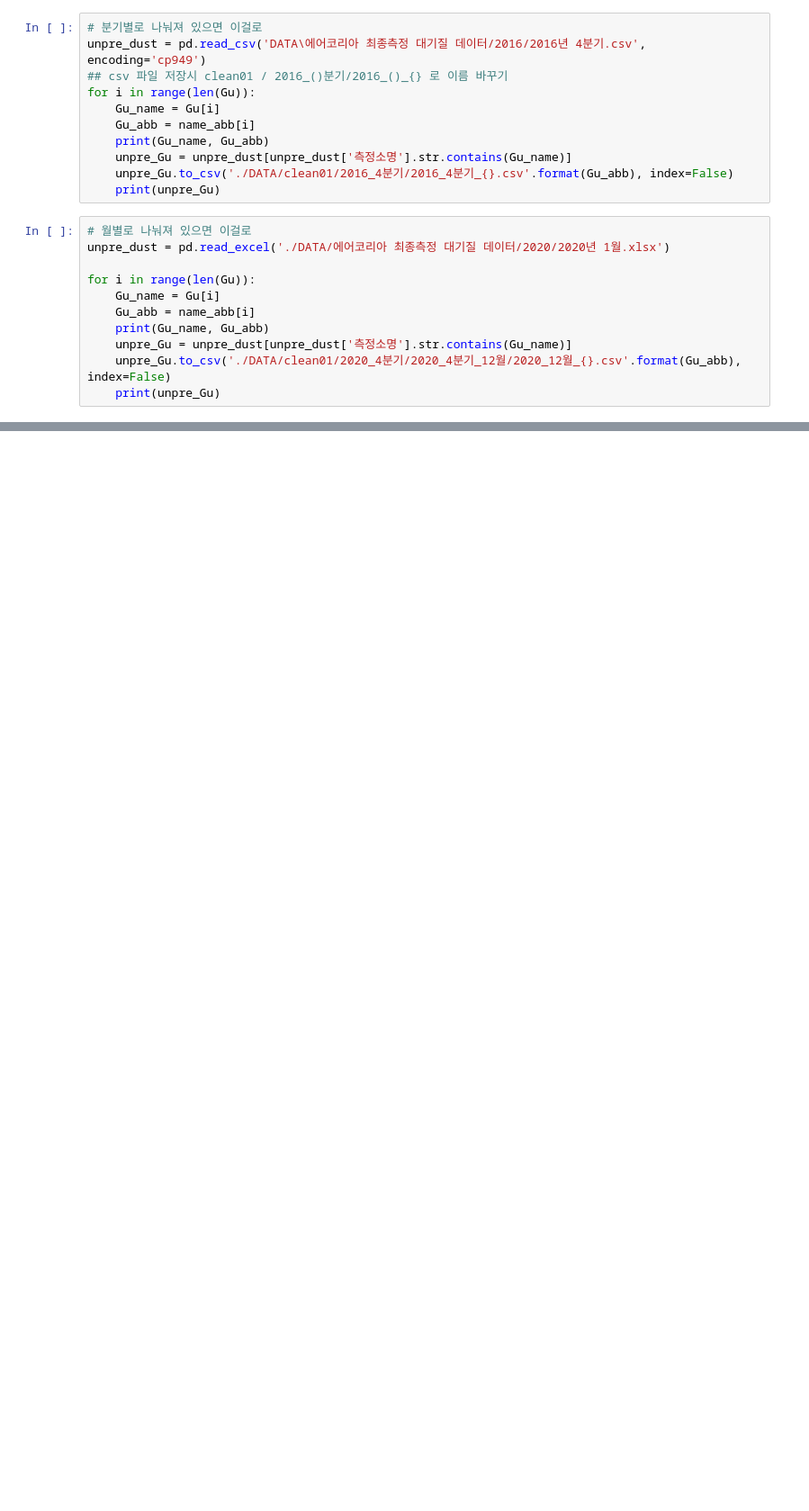
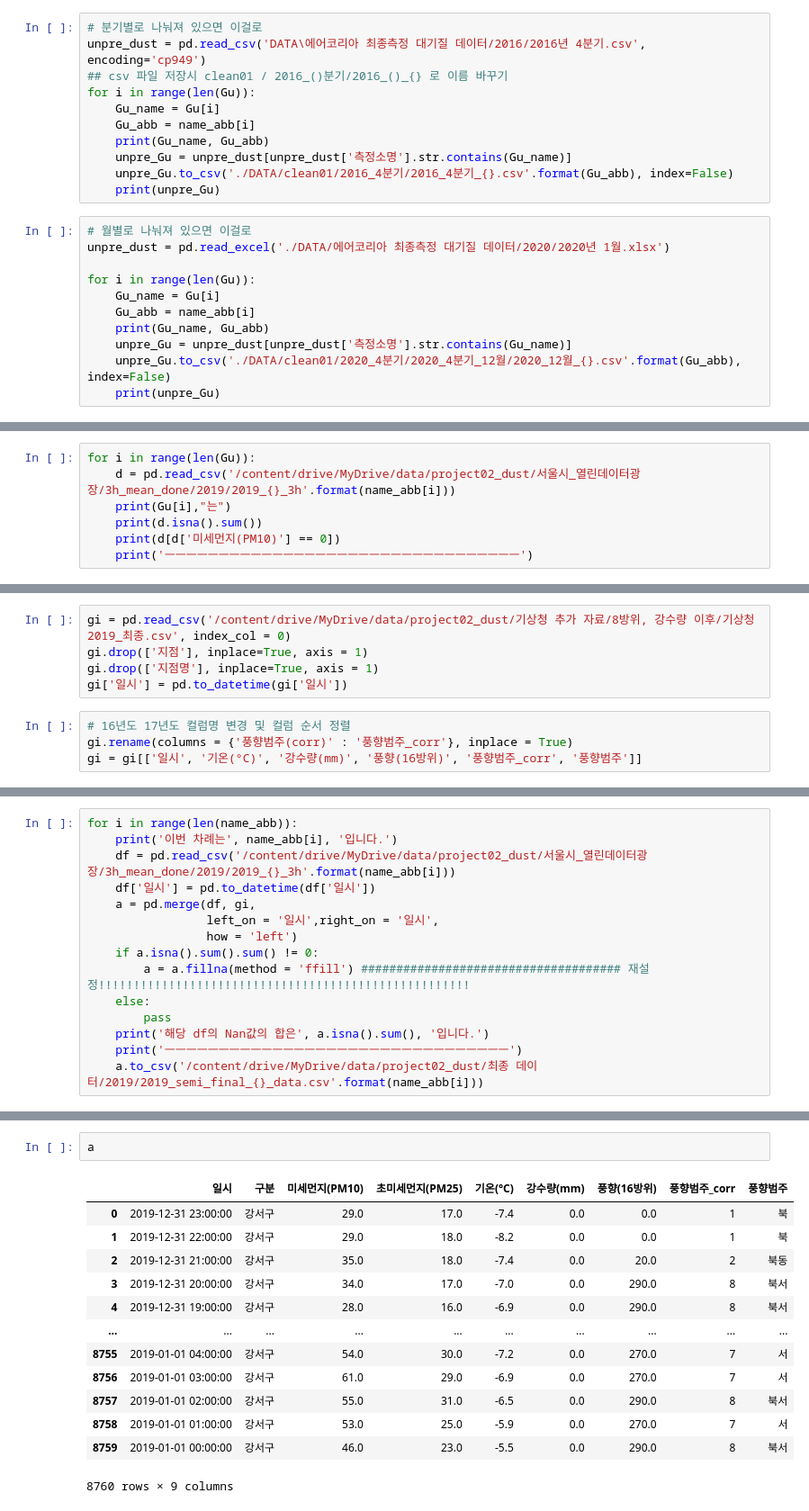
Before and after one commit to yongjuncho123/dust, a Jupyter notebook: Dust_Job01_Data.ipynb, the cells around one changed output, grey strips where cells are left out. Shown at 90% size. Drawn from its saved outputs; the diff is of its cells as text; blank space fills up the shorter version.

```diff
--- a/Dust_Job01_Data.ipynb
+++ b/Dust_Job01_Data.ipynb
@@ -65,0 +111,7 @@ print(total_YS_2020)
+# %%
+for i in range(len(Gu)):
+    d = pd.read_csv('/content/drive/MyDrive/data/project02_dust/서울시_열린데이터광장/3h_mean_done/2019/2019_{}_3h'.format(name_abb[i]))
+    print(Gu[i],"는")
+    print(d.isna().sum())
+    print(d[d['미세먼지(PM10)'] == 0])
+    print('ㅡㅡㅡㅡㅡㅡㅡㅡㅡㅡㅡㅡㅡㅡㅡㅡㅡㅡㅡㅡㅡㅡㅡㅡㅡㅡㅡㅡㅡㅡㅡㅡㅡ')
@@ -65,0 +138,9 @@ print(total_YS_2020)
+# %%
+gi = pd.read_csv('/content/drive/MyDrive/data/project02_dust/기상청 추가 자료/8방위, 강수량 이후/기상청2019_최종.csv', index_col = 0)
+gi.drop(['지점'], inplace=True, axis = 1)
+gi.drop(['지점명'], inplace=True, axis = 1)
+gi['일시'] = pd.to_datetime(gi['일시'])
+# %%
+# 16년도 17년도 컬럼명 변경 및 컬럼 순서 정렬
+gi.rename(columns = {'풍향범주(corr)' : '풍향범주_corr'}, inplace = True)
+gi = gi[['일시', '기온(°C)', '강수량(mm)', '풍향(16방위)', '풍향범주_corr', '풍향범주']]
@@ -65,0 +157,15 @@ print(total_YS_2020)
+# %%
+for i in range(len(name_abb)):
+    print('이번 차례는', name_abb[i], '입니다.')
+    df = pd.read_csv('/content/drive/MyDrive/data/project02_dust/서울시_열린데이터광장/3h_mean_done/2019/2019_{}_3h'.format(name_abb[i]))
+    df['일시'] = pd.to_datetime(df['일시'])
+    a = pd.merge(df, gi,
+                 left_on = '일시',right_on = '일시',
+                 how = 'left')
+    if a.isna().sum().sum() != 0:
+        a = a.fillna(method = 'ffill') ##################################### 재설정!!!!!!!!!!!!!!!!!!!!!!!!!!!!!!!!!!!!!!!!!!!!!!!!!!!!!
+    else:
+        pass
+    print('해당 df의 Nan값의 합은', a.isna().sum(), '입니다.')
+    print('ㅡㅡㅡㅡㅡㅡㅡㅡㅡㅡㅡㅡㅡㅡㅡㅡㅡㅡㅡㅡㅡㅡㅡㅡㅡㅡㅡㅡㅡㅡㅡㅡ')
+    a.to_csv('/content/drive/MyDrive/data/project02_dust/최종 데이터/2019/2019_semi_final_{}_data.csv'.format(name_abb[i]))
@@ -65,0 +203,16 @@ print(total_YS_2020)
+# %%
+a
+# %% [output]
+|  | 일시 | 구분 | 미세먼지(PM10) | 초미세먼지(PM25) | 기온(°C) | 강수량(mm) | 풍향(16방위) | 풍향범주_corr | 풍향범주 |
+| 0 | 2019-12-31 23:00:00 | 강서구 | 29.0 | 17.0 | -7.4 | 0.0 | 0.0 | 1 | 북 |
+| 1 | 2019-12-31 22:00:00 | 강서구 | 29.0 | 18.0 | -8.2 | 0.0 | 0.0 | 1 | 북 |
+| 2 | 2019-12-31 21:00:00 | 강서구 | 35.0 | 18.0 | -7.4 | 0.0 | 20.0 | 2 | 북동 |
+| 3 | 2019-12-31 20:00:00 | 강서구 | 34.0 | 17.0 | -7.0 | 0.0 | 290.0 | 8 | 북서 |
+| 4 | 2019-12-31 19:00:00 | 강서구 | 28.0 | 16.0 | -6.9 | 0.0 | 290.0 | 8 | 북서 |
+| ... | ... | ... | ... | ... | ... | ... | ... | ... | ... |
+| 8755 | 2019-01-01 04:00:00 | 강서구 | 54.0 | 30.0 | -7.2 | 0.0 | 270.0 | 7 | 서 |
+| 8756 | 2019-01-01 03:00:00 | 강서구 | 61.0 | 29.0 | -6.9 | 0.0 | 270.0 | 7 | 서 |
+| 8757 | 2019-01-01 02:00:00 | 강서구 | 55.0 | 31.0 | -6.5 | 0.0 | 290.0 | 8 | 북서 |
+| 8758 | 2019-01-01 01:00:00 | 강서구 | 53.0 | 25.0 | -5.9 | 0.0 | 270.0 | 7 | 서 |
+| 8759 | 2019-01-01 00:00:00 | 강서구 | 46.0 | 23.0 | -5.5 | 0.0 | 290.0 | 8 | 북서 |
+8760 rows × 9 columns
```
Also changed, not shown: parts of 15 cells of this notebook.
